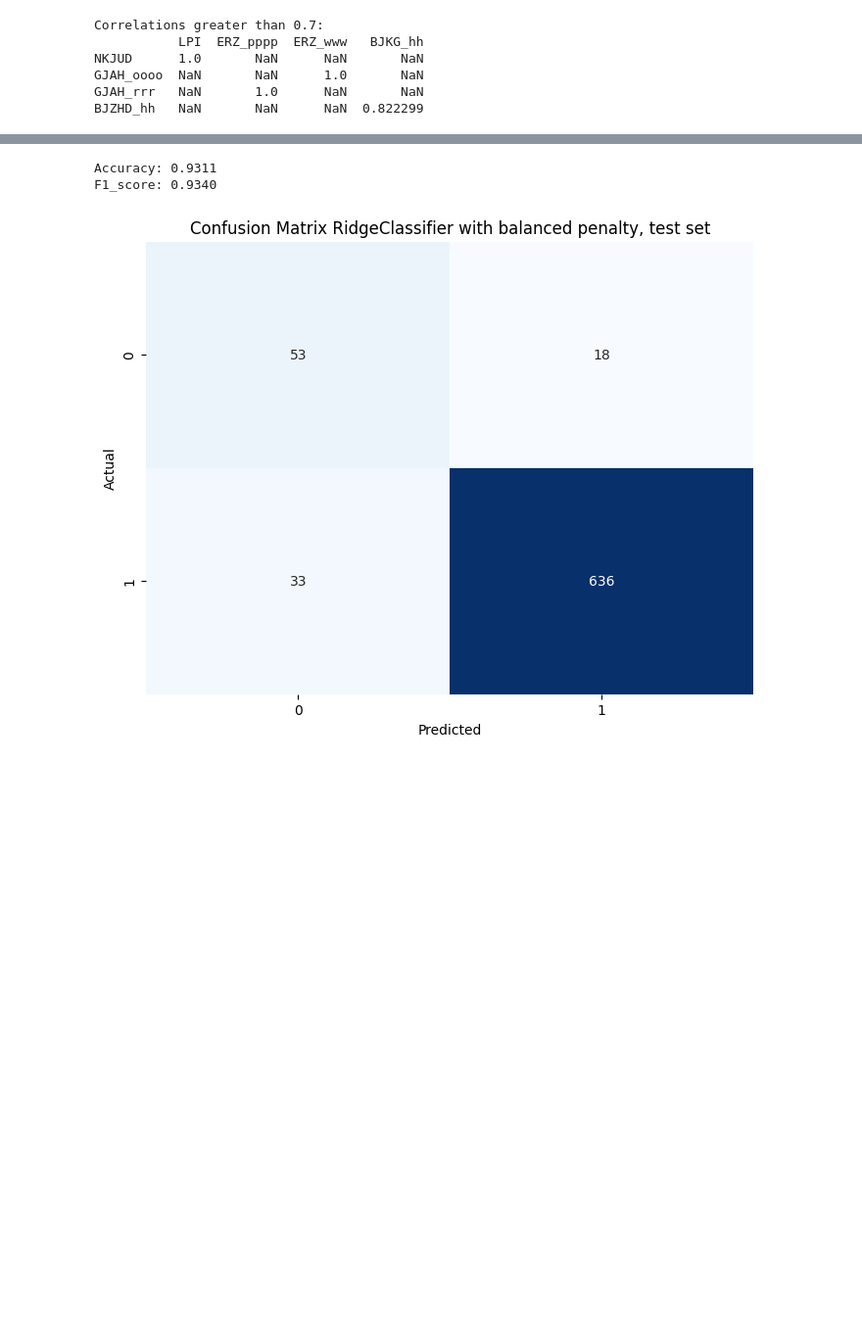
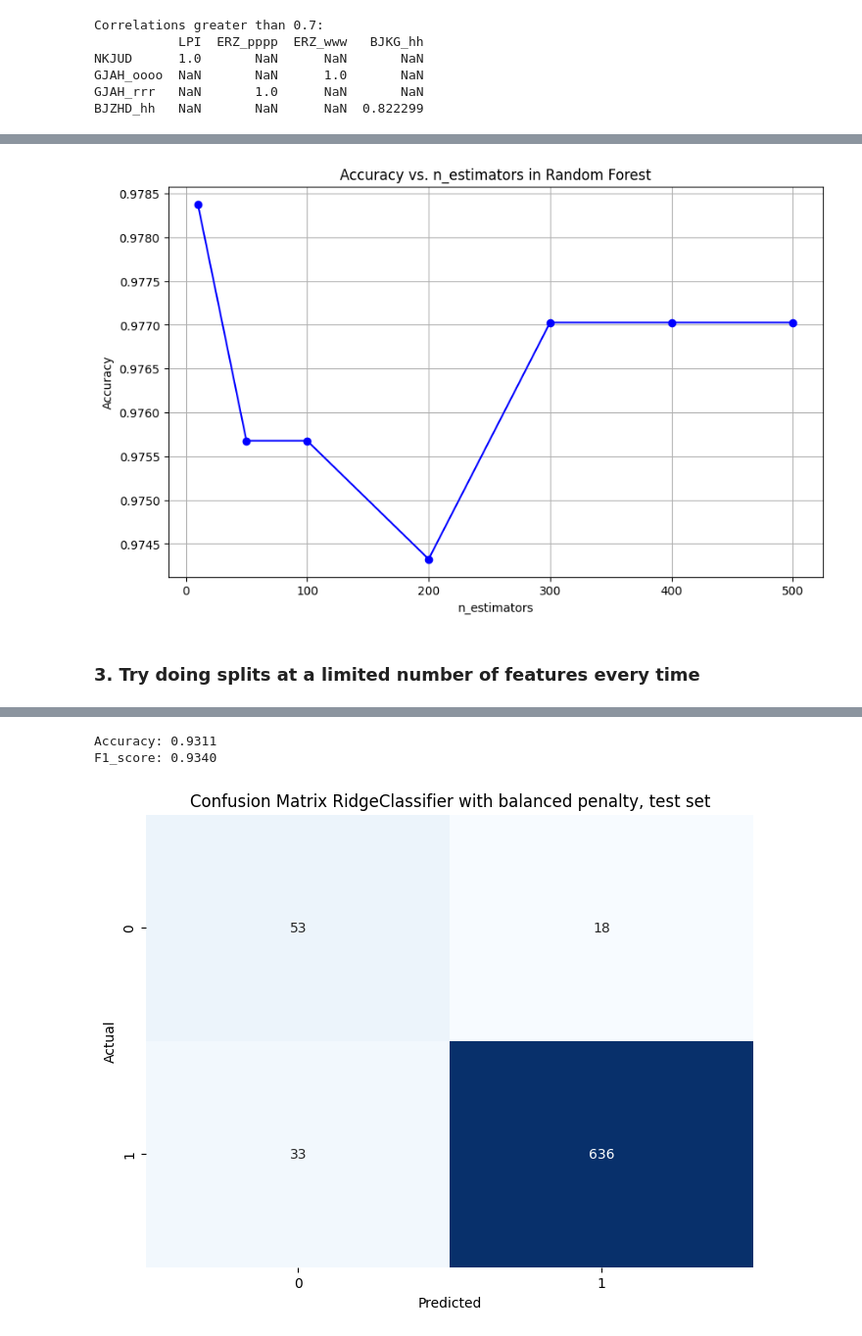
Before and after one commit to nursaltyn/binary_classifier, a Jupyter notebook: classifier.ipynb, the cells around one changed output, grey strips where cells are left out. Shown: that part at 98% size. Drawn from its saved outputs; the diff is of its cells as text; code cells hidden in the pictures; blank space fills up the shorter version.

```diff
--- a/classifier.ipynb
+++ b/classifier.ipynb
@@ -539,0 +594,12 @@ Error weight to class 'yes': 0.540303738317757
+# %%
+plt.figure(figsize=(10, 6))
+plt.plot(n_estimators_range, accuracies, marker='o', linestyle='-', color='b')
+plt.title('Accuracy vs. n_estimators in Random Forest')
+plt.xlabel('n_estimators')
+plt.ylabel('Accuracy')
+plt.grid(True)
+plt.show()
+# %% [output]
+[figure, added]
+# %% [markdown]
+### 3. Try doing splits at a limited number of features every time
```
Also changed, not shown: parts of 66 cells of this notebook, 4 other files.
